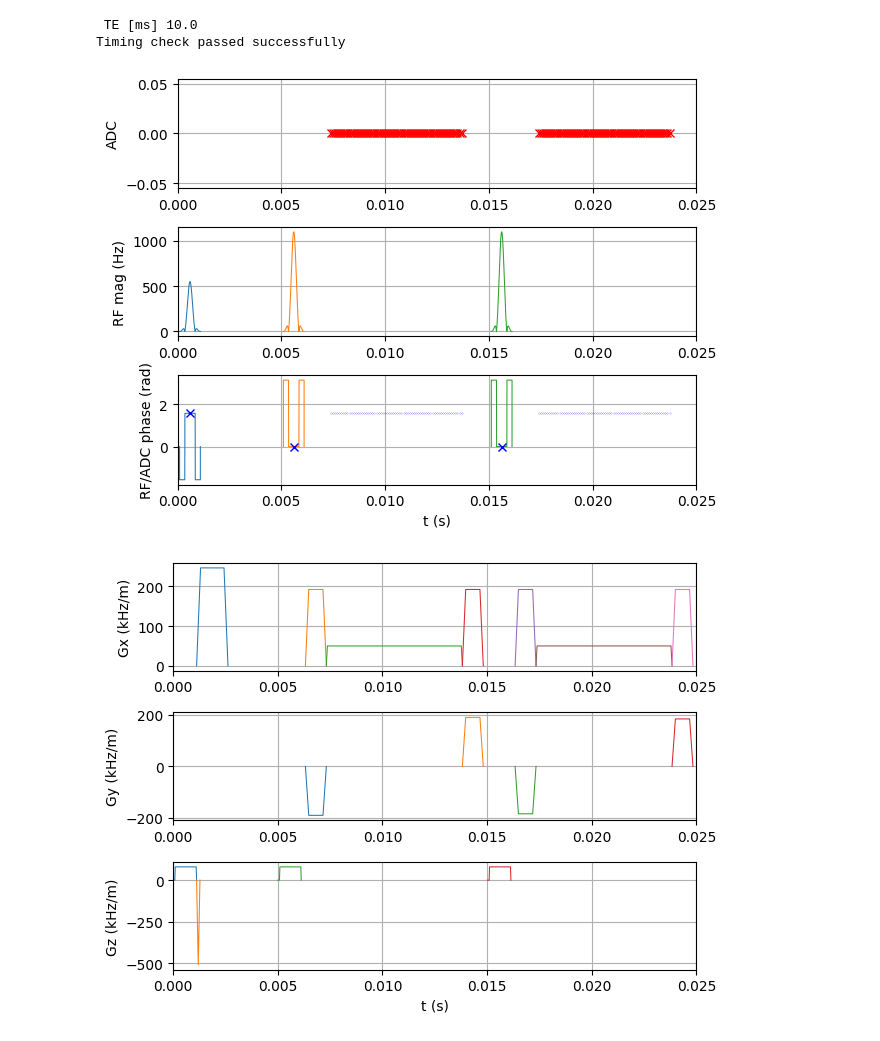
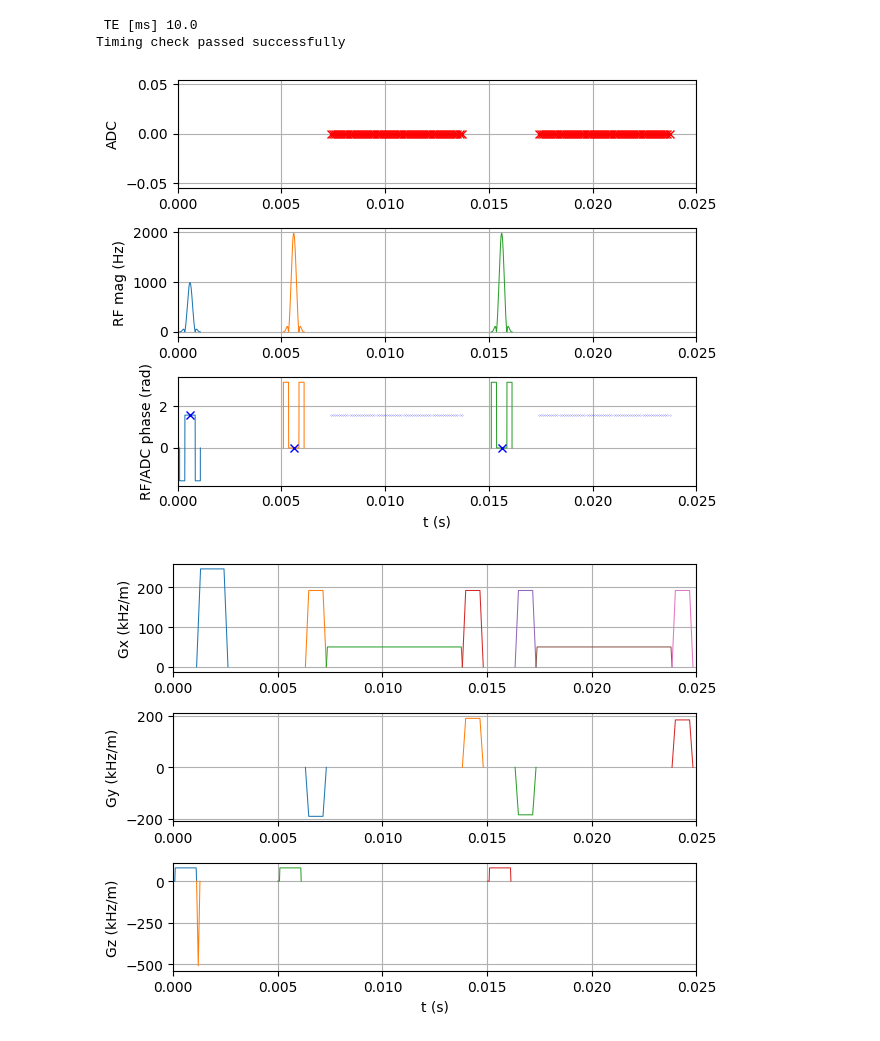
Before and after one commit to ovedtal1/Article_MAGMA24_RMRI, a Jupyter notebook: scripts/Fig_3_TSE_seq_def_pulseq.ipynb, the cells around one changed output. Cells and saved outputs as stored; diff of their text form; code cells hidden in the pictures.

```diff
--- a/scripts/Fig_3_TSE_seq_def_pulseq.ipynb
+++ b/scripts/Fig_3_TSE_seq_def_pulseq.ipynb
@@ -20,10 +20,10 @@ base_resolution= 64 # @param {type: "slider", min: 2, max: 112,step:2}
 TE_ms=10 # @param {type: "slider", min: 0.0, max: 200.0}
 TE=TE_ms*1e-3
 TI_s=0 # @param {type: "slider", min: 0.0, max: 10.0, step: 0.1}
-Excitation_FA=50 # @param {type: "slider", min: 10, max: 270}
+Excitation_FA=90 # @param {type: "slider", min: 10, max: 270}
 Excitation_phase=90 # @param {type: "slider", min: 0, max: 270,step:10}
 ADC_phase='same as rfex' # @param ['same as rfex','alternating']
-Refocusing_FA=100 # @param {type: "slider", min: 10, max: 270}
+Refocusing_FA=180 # @param {type: "slider", min: 10, max: 270}
 Refocusing_phase=0 # @param {type: "slider", min: 0, max: 270,step:10}
 r_spoil =1 # @param {type: "slider", min: 0, max: 3}
 PEtype = 'linear' # @param ['centric', 'linear']
@@ -118,35 +118,36 @@ for ii, encoding in enumerate(phenc):  # e.g. -64:63
     if ADC_phase=='alternating':
       adc.phase_offset+=np.pi
     seq.add_block(adc, gx)
     seq.add_block(gx_prewinder, gp_)
     seq.add_block(pp.make_delay(TEd)) # TE delay
 
 # %% S2. CHECK, PLOT and WRITE the sequence  as .seq
 # Check whether the timing of the sequence is correct
 ok, error_report = seq.check_timing()
 if ok:
     print('Timing check passed successfully')
 else:
     print('Timing check failed. Error listing follows:')
     [print(e) for e in error_report]
 
 
 # %% S3 plot
 
-seq.plot(time_range=(TI_s,TI_s+2.5*TE))
+seq.plot(plot_now=False,time_range=(TI_s,TI_s+2.5*TE))
 
 # Get figure handles
 fig_handles = plt.get_fignums()
 
 
 # Iterate and save each figure
 for fig_num in fig_handles:
     plt.figure(fig_num)
     plt.savefig(f'TSE_{fig_num}.png', format='png')
+plt.show()
 # %% [output]
  TE [ms] 10.0
 Timing check passed successfully
-[figure, old version]
+[figure, new version]
 [figure]
 # %%
 #@title Analyse final TSE sequence with seq.plot() and different time ranges
```
Also changed, not shown: parts of 1 cell of this notebook.
